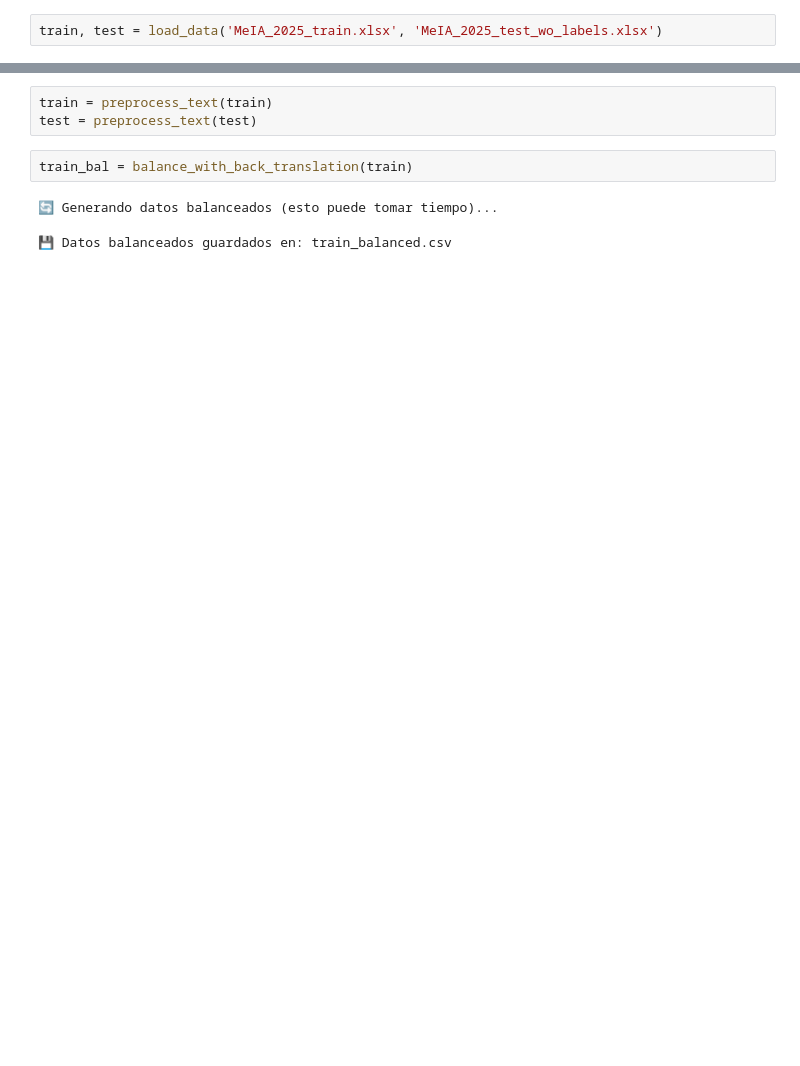
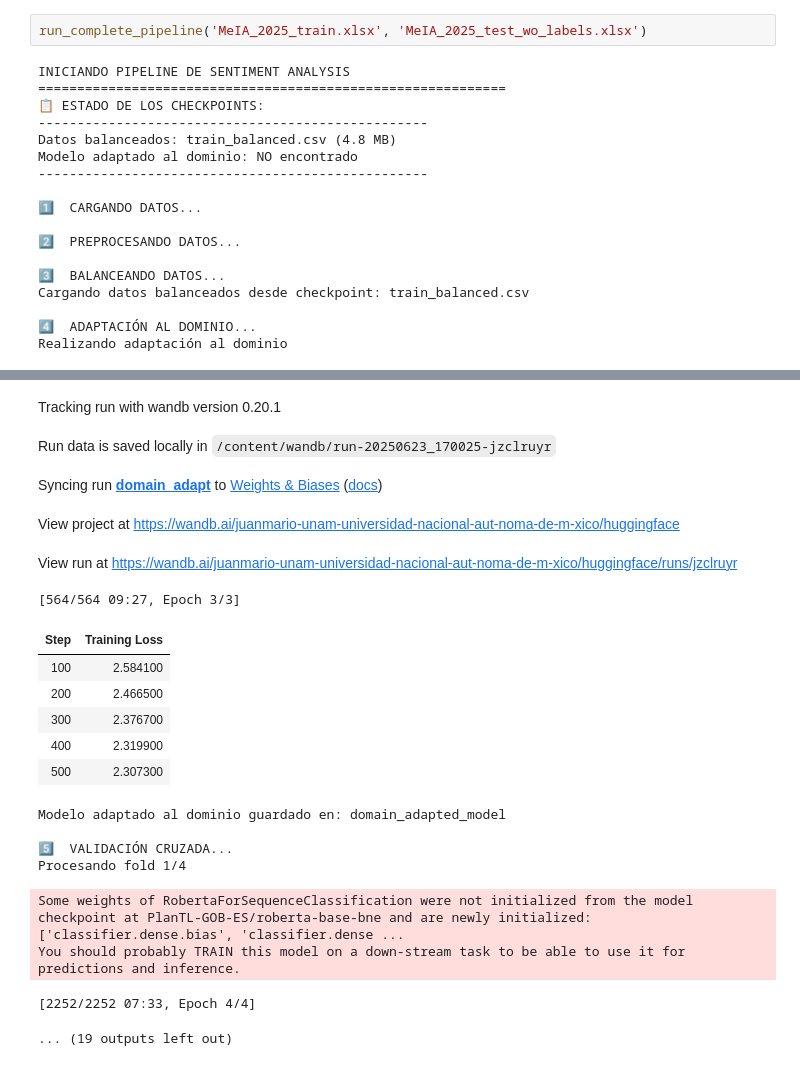
Before and after one commit to JSR-Mario/MeIA, a Jupyter notebook: reto_NLP/Resultados/Reto_primer_intento.ipynb, the cells around one changed output, grey strips where cells are left out. Saved outputs shown, nothing was run; the diff lists cells and outputs as text; blank space fills up the shorter version.

```diff
--- a/reto_NLP/Resultados/Reto_primer_intento.ipynb
+++ b/reto_NLP/Resultados/Reto_primer_intento.ipynb
@@ -492,2 +424,20 @@ Requirement already satisfied: MarkupSafe>=2.0 in /usr/local/lib/python3.11/dist
 # %%
-train, test = load_data('MeIA_2025_train.xlsx', 'MeIA_2025_test_wo_labels.xlsx')
+run_complete_pipeline('MeIA_2025_train.xlsx', 'MeIA_2025_test_wo_labels.xlsx')
+# %% [output]
+INICIANDO PIPELINE DE SENTIMENT ANALYSIS
+============================================================
+📋 ESTADO DE LOS CHECKPOINTS:
+--------------------------------------------------
+Datos balanceados: train_balanced.csv (4.8 MB)
+Modelo adaptado al dominio: NO encontrado
+--------------------------------------------------
+
+1️⃣  CARGANDO DATOS...
+
+2️⃣  PREPROCESANDO DATOS...
+
+3️⃣  BALANCEANDO DATOS...
+Cargando datos balanceados desde checkpoint: train_balanced.csv
+
+4️⃣  ADAPTACIÓN AL DOMINIO...
+Realizando adaptación al dominio
@@ -494,8 +446,20 @@ train, test = load_data('MeIA_2025_train.xlsx', 'MeIA_2025_test_wo_labels.xlsx')
+Tracking run with wandb version 0.20.1
+Run data is saved locally in /content/wandb/run-20250623_170025-jzclruyr
+Syncing run domain_adapt to Weights & Biases (docs)
+View project at https://wandb.ai/juanmario-unam-universidad-nacional-aut-noma-de-m-xico/huggingface
+View run at https://wandb.ai/juanmario-unam-universidad-nacional-aut-noma-de-m-xico/huggingface/runs/jzclruyr
+[564/564 09:27, Epoch 3/3]
+| Step | Training Loss |
+| 100 | 2.584100 |
+| 200 | 2.466500 |
+| 300 | 2.376700 |
+| 400 | 2.319900 |
+| 500 | 2.307300 |
+Modelo adaptado al dominio guardado en: domain_adapted_model
+
+5️⃣  VALIDACIÓN CRUZADA...
+Procesando fold 1/4
+Some weights of RobertaForSequenceClassification were not initialized from the model checkpoint at PlanTL-GOB-ES/roberta-base-bne and are newly initialized: ['classifier.dense.bias', 'classifier.dense ...
+You should probably TRAIN this model on a down-stream task to be able to use it for predictions and inference.
+[2252/2252 07:33, Epoch 4/4]
+... (19 outputs left out)
-# %%
-train = preprocess_text(train)
-test = preprocess_text(test)
-# %%
-train_bal = balance_with_back_translation(train)
-# %% [output]
-🔄 Generando datos balanceados (esto puede tomar tiempo)...
-💾 Datos balanceados guardados en: train_balanced.csv
```
Also changed, not shown: parts of 6 cells of this notebook, 10 other files.
